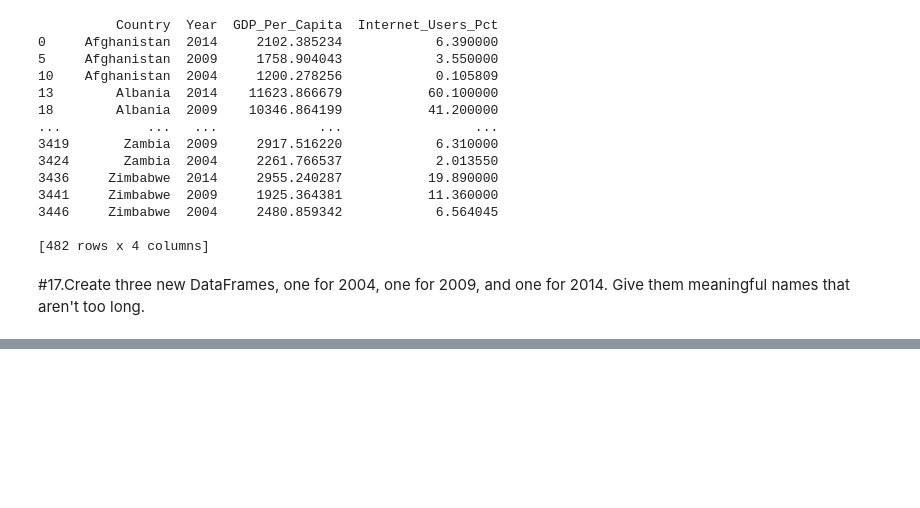
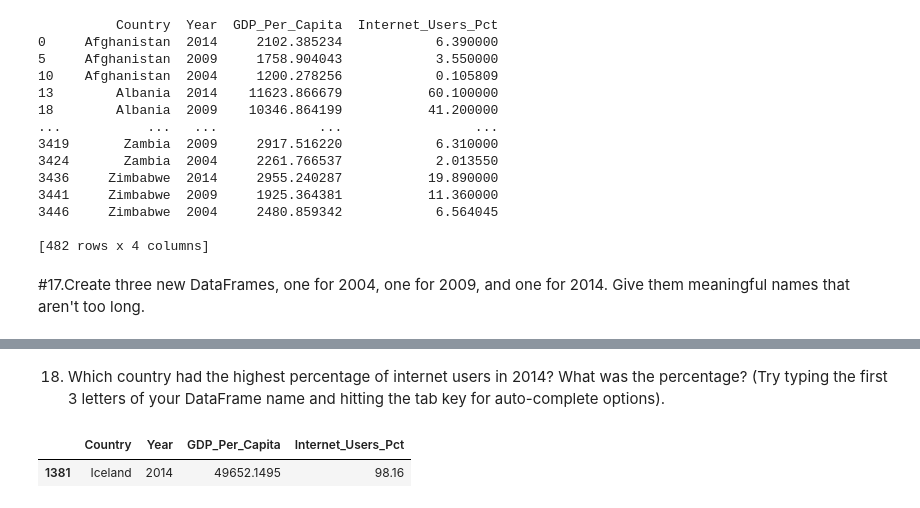
Before and after one commit to NSS-Data-Analytics-Cohort-7/gdp-and-internet-usage-tigerbelle07, a Jupyter notebook: Notebook/gdp_and_internet_usage.ipynb, the cells around one changed output, grey strips where cells are left out. Drawn from its saved outputs; the diff is of its cells as text; code cells hidden in the pictures; blank space fills up the shorter version.

```diff
--- a/Notebook/gdp_and_internet_usage.ipynb
+++ b/Notebook/gdp_and_internet_usage.ipynb
@@ -261,0 +258,7 @@ df_new
+# %% [markdown]
+18. Which country had the highest percentage of internet users in 2014? What was the percentage? (Try typing the first 3 letters of your DataFrame name and hitting the tab key for auto-complete options).
+# %%
+display(df_new[df_new['Internet_Users_Pct'] == df_new['Internet_Users_Pct'].max()])
+# %% [output]
+|  | Country | Year | GDP_Per_Capita | Internet_Users_Pct |
+| 1381 | Iceland | 2014 | 49652.1495 | 98.16 |
```
Also changed, not shown: parts of 23 cells of this notebook.
